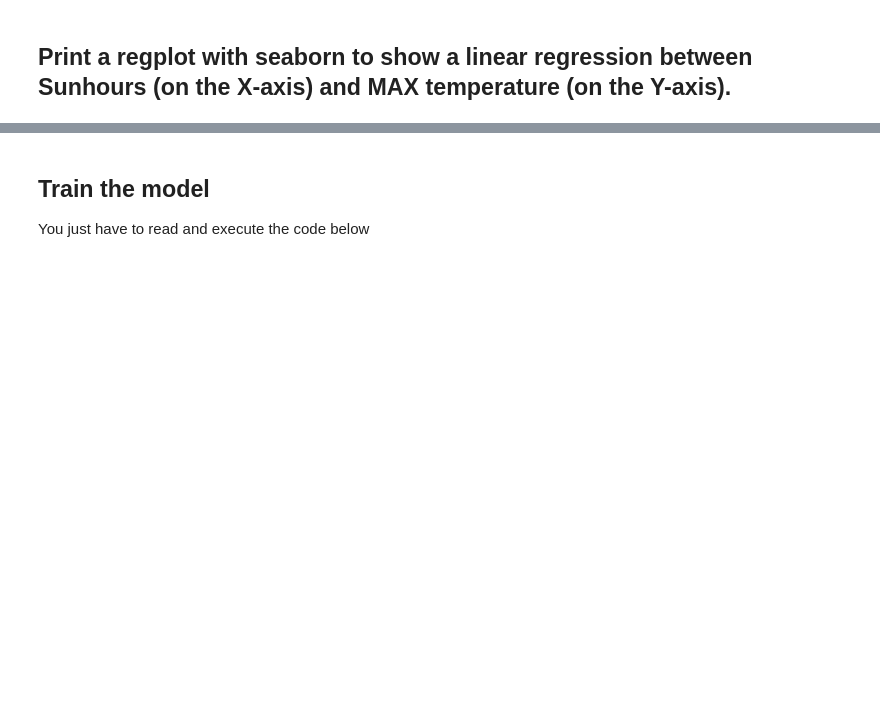
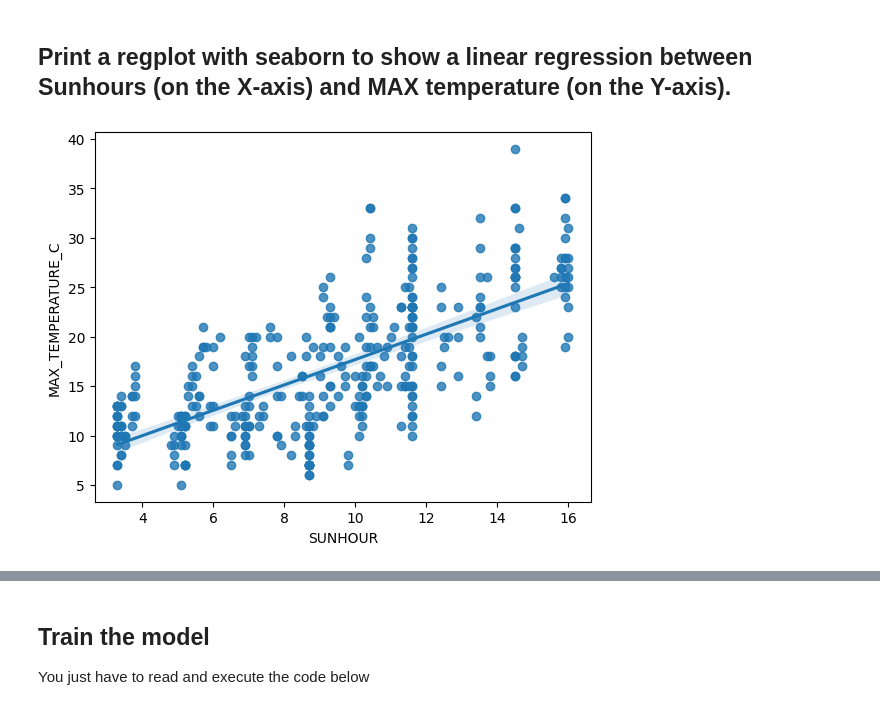
Before and after one commit to GaetanRigaut/1.1-ML---Simple-linear-regression, a Jupyter notebook: 1_1_ML_Simple_linear_regression_(univariate).ipynb, the cells around one changed output, grey strips where cells are left out. Drawn from its saved outputs; the diff is of its cells as text; code cells hidden in the pictures; blank space fills up the shorter version.

```diff
--- a/1_1_ML_Simple_linear_regression_(univariate).ipynb
+++ b/1_1_ML_Simple_linear_regression_(univariate).ipynb
@@ -21,0 +28,6 @@ Let's start with univariate Linear regression, to learn the syntax.
+# %%
+# Your code here :
+sns.regplot(data=df_weather, x='SUNHOUR', y='MAX_TEMPERATURE_C')
+plt.show()
+# %% [output]
+[figure, added]
```
Also changed, not shown: parts of 19 cells of this notebook.
